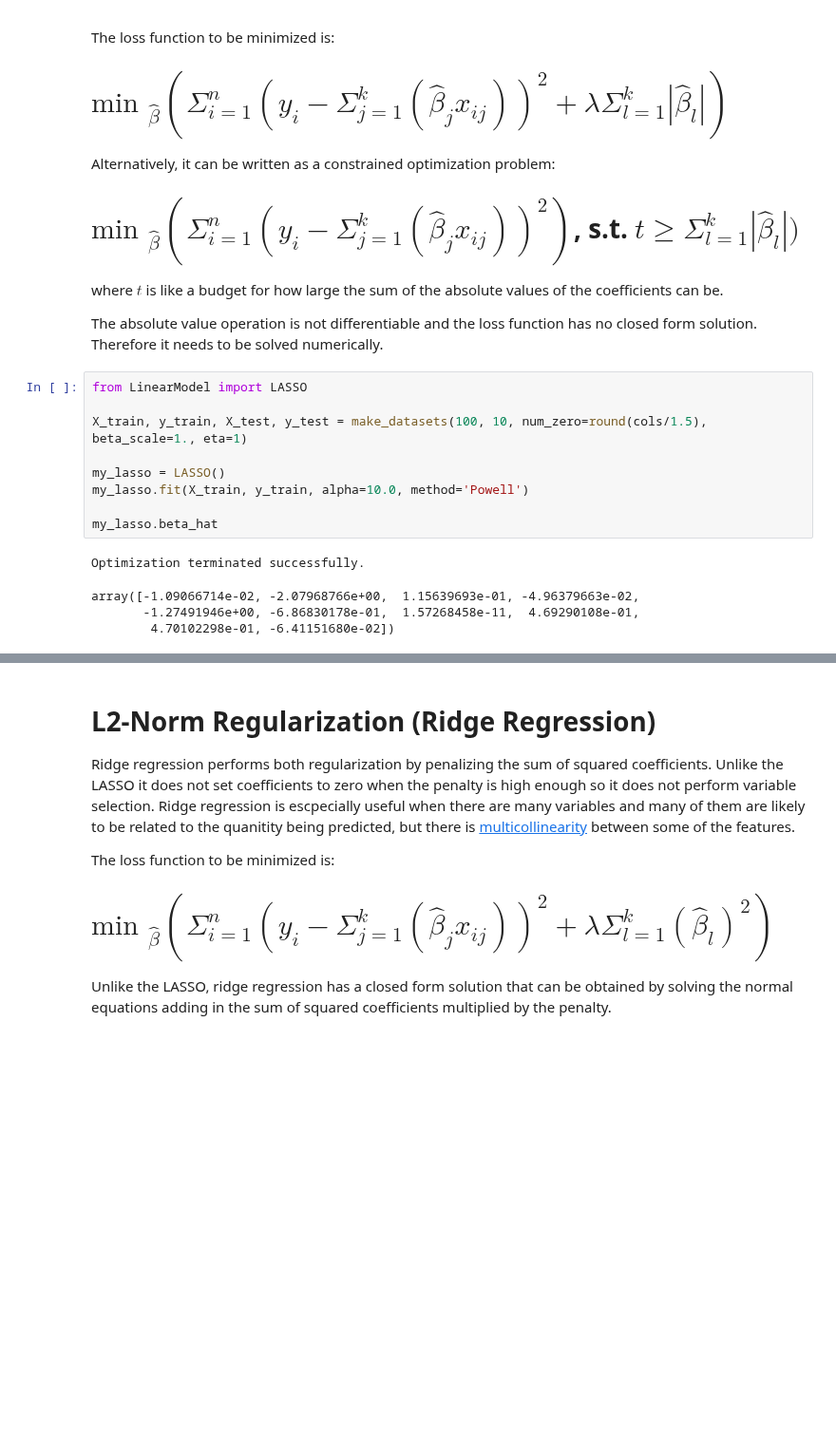
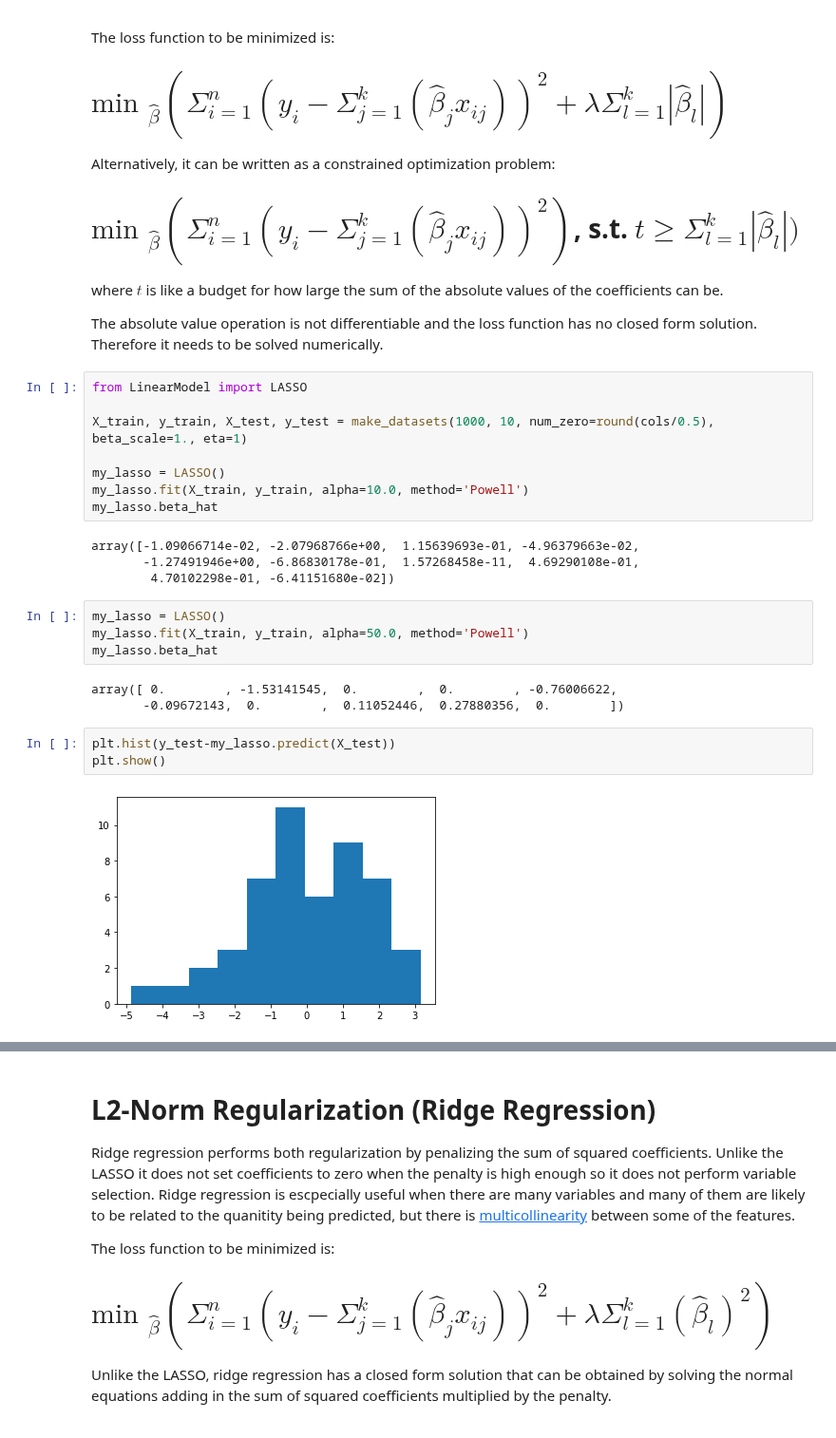
Before and after one commit to jkclem/duct-taped-ml, a Jupyter notebook: supervised/parametric/LinearModels/Linear Regression Regularization.ipynb, the cells around one changed output, grey strips where cells are left out. Shown at 95% size. Cells and saved outputs as stored; diff of their text form; blank space fills up the shorter version.

Commit message:
Worked on LASSO code section

```diff
--- a/supervised/parametric/LinearModels/Linear Regression Regularization.ipynb
+++ b/supervised/parametric/LinearModels/Linear Regression Regularization.ipynb
@@ -118,14 +118,24 @@ The absolute value operation is not differentiable and the loss function has no
 # %%
 from LinearModel import LASSO
 
-X_train, y_train, X_test, y_test = make_datasets(100, 10, num_zero=round(cols/1.5), beta_scale=1., eta=1)
+X_train, y_train, X_test, y_test = make_datasets(1000, 10, num_zero=round(cols/0.5), beta_scale=1., eta=1)
 
 my_lasso = LASSO()
 my_lasso.fit(X_train, y_train, alpha=10.0, method='Powell')
-
 my_lasso.beta_hat
 # %% [output]
-Optimization terminated successfully.
+array([-1.09066714e-02, -2.07968766e+00,  1.15639693e-01, -4.96379663e-02,
+       -1.27491946e+00, -6.86830178e-01,  1.57268458e-11,  4.69290108e-01,
+        4.70102298e-01, -6.41151680e-02])
-array([-1.09066714e-02, -2.07968766e+00,  1.15639693e-01, -4.96379663e-02,
-       -1.27491946e+00, -6.86830178e-01,  1.57268458e-11,  4.69290108e-01,
-        4.70102298e-01, -6.41151680e-02])
+# %%
+my_lasso = LASSO()
+my_lasso.fit(X_train, y_train, alpha=50.0, method='Powell')
+my_lasso.beta_hat
+# %% [output]
+array([ 0.        , -1.53141545,  0.        ,  0.        , -0.76006622,
+       -0.09672143,  0.        ,  0.11052446,  0.27880356,  0.        ])
+# %%
+plt.hist(y_test-my_lasso.predict(X_test))
+plt.show()
+# %% [output]
+[figure, added]
```
Also changed, not shown: parts of 6 cells of this notebook.
